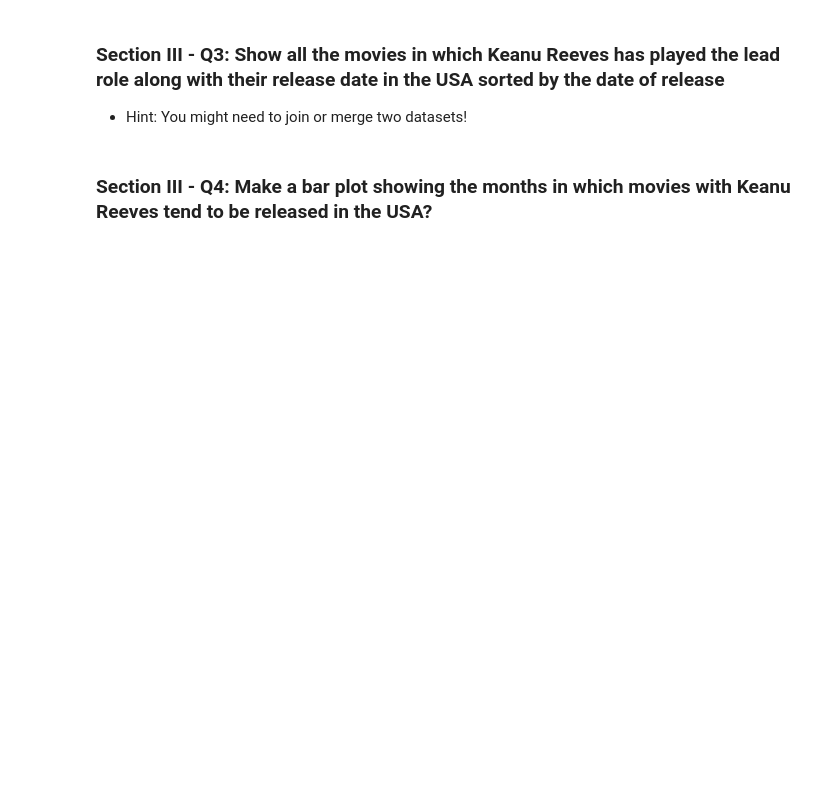
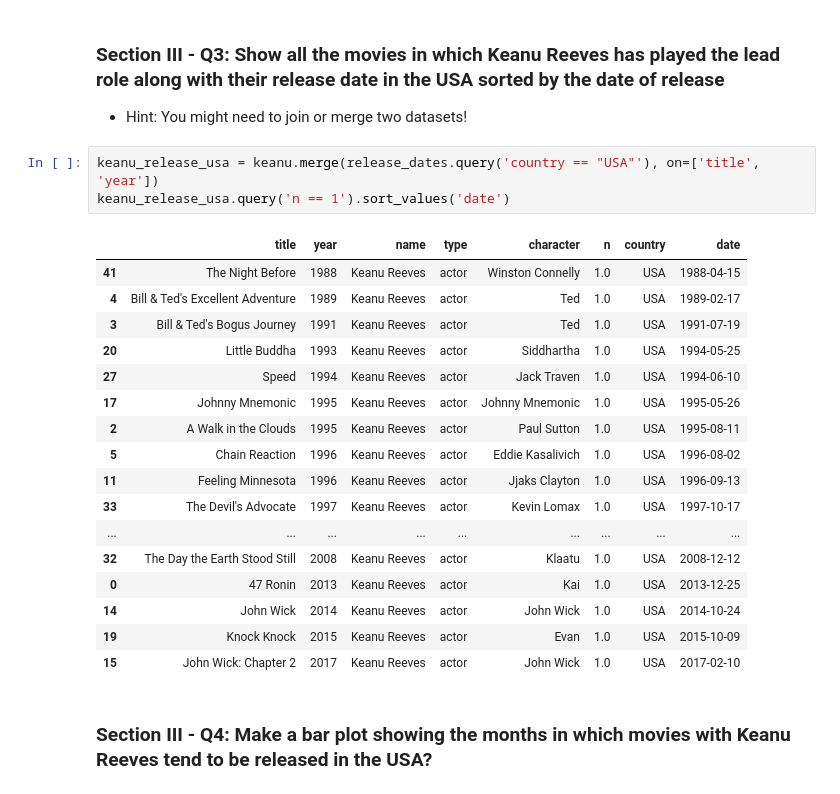
Before and after one commit to drewzemke/mle-mini-projects, a Jupyter notebook: mec-5.3.10-data-wranging-with-pandas-mini-project/Mini_Project_Data_Wrangling_Pandas.ipynb, the cells around one changed output. Drawn from its saved outputs; the diff is of its cells as text; blank space fills up the shorter version.

```diff
--- a/mec-5.3.10-data-wranging-with-pandas-mini-project/Mini_Project_Data_Wrangling_Pandas.ipynb
+++ b/mec-5.3.10-data-wranging-with-pandas-mini-project/Mini_Project_Data_Wrangling_Pandas.ipynb
@@ -590,5 +602,26 @@ christmas.date.dt.month.value_counts().sort_index().plot(kind='bar')
 # %% [markdown]
 ### Section III - Q3: Show all the movies in which Keanu Reeves has played the lead role along with their   release date in the USA sorted by the date of release
 - Hint: You might need to join or merge two datasets!
+# %%
+keanu_release_usa = keanu.merge(release_dates.query('country == "USA"'), on=['title', 'year'])
+keanu_release_usa.query('n == 1').sort_values('date')
+# %% [output]
+|  | title | year | name | type | character | n | country | date |
+| 41 | The Night Before | 1988 | Keanu Reeves | actor | Winston Connelly | 1.0 | USA | 1988-04-15 |
+| 4 | Bill & Ted's Excellent Adventure | 1989 | Keanu Reeves | actor | Ted | 1.0 | USA | 1989-02-17 |
+| 3 | Bill & Ted's Bogus Journey | 1991 | Keanu Reeves | actor | Ted | 1.0 | USA | 1991-07-19 |
+| 20 | Little Buddha | 1993 | Keanu Reeves | actor | Siddhartha | 1.0 | USA | 1994-05-25 |
+| 27 | Speed | 1994 | Keanu Reeves | actor | Jack Traven | 1.0 | USA | 1994-06-10 |
+| 17 | Johnny Mnemonic | 1995 | Keanu Reeves | actor | Johnny Mnemonic | 1.0 | USA | 1995-05-26 |
+| 2 | A Walk in the Clouds | 1995 | Keanu Reeves | actor | Paul Sutton | 1.0 | USA | 1995-08-11 |
+| 5 | Chain Reaction | 1996 | Keanu Reeves | actor | Eddie Kasalivich | 1.0 | USA | 1996-08-02 |
+| 11 | Feeling Minnesota | 1996 | Keanu Reeves | actor | Jjaks Clayton | 1.0 | USA | 1996-09-13 |
+| 33 | The Devil's Advocate | 1997 | Keanu Reeves | actor | Kevin Lomax | 1.0 | USA | 1997-10-17 |
+| ... | ... | ... | ... | ... | ... | ... | ... | ... |
+| 32 | The Day the Earth Stood Still | 2008 | Keanu Reeves | actor | Klaatu | 1.0 | USA | 2008-12-12 |
+| 0 | 47 Ronin | 2013 | Keanu Reeves | actor | Kai | 1.0 | USA | 2013-12-25 |
+| 14 | John Wick | 2014 | Keanu Reeves | actor | John Wick | 1.0 | USA | 2014-10-24 |
+| 19 | Knock Knock | 2015 | Keanu Reeves | actor | Evan | 1.0 | USA | 2015-10-09 |
+| 15 | John Wick: Chapter 2 | 2017 | Keanu Reeves | actor | John Wick | 1.0 | USA | 2017-02-10 |
 # %% [markdown]
 ### Section III - Q4: Make a bar plot showing the months in which movies with Keanu Reeves tend to be released in the USA?
```
Also changed, not shown: parts of 4 cells of this notebook.
